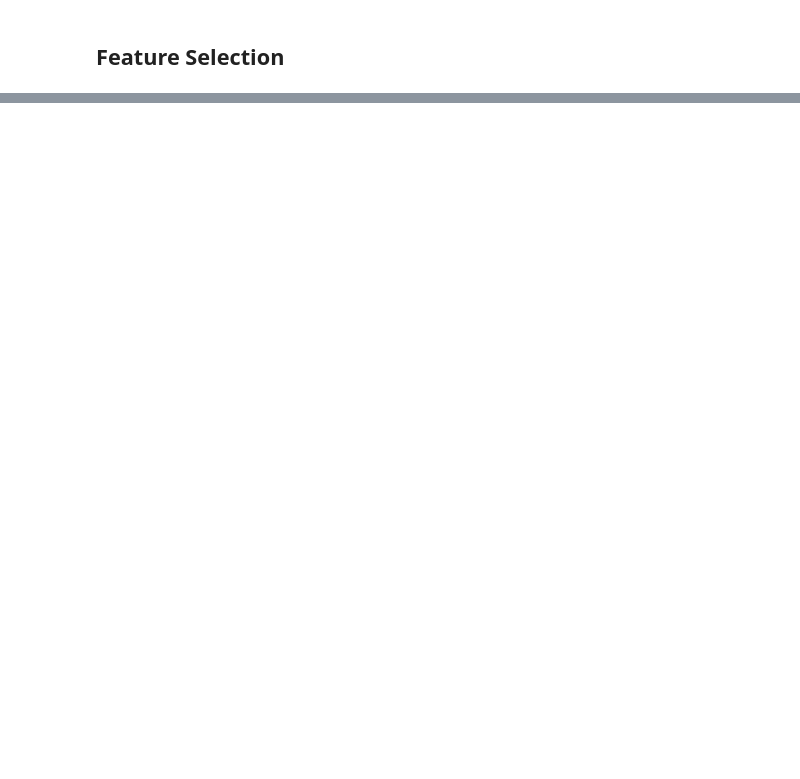
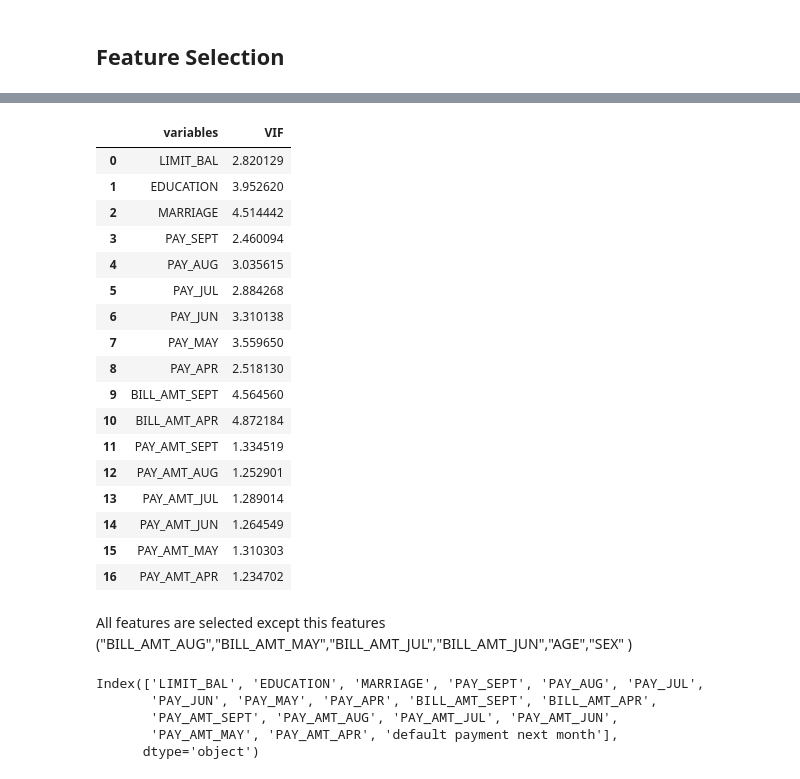
Before and after one commit to kota-Git/Credit_Card_Fraud_Detection_Real_Time, a Jupyter notebook: note_book/2_Feature_Engineering_&_Model_Training.ipynb, the cells around one changed output, grey strips where cells are left out. Drawn from its saved outputs; the diff is of its cells as text; code cells hidden in the pictures; blank space fills up the shorter version.

```diff
--- a/note_book/2_Feature_Engineering_&_Model_Training.ipynb
+++ b/note_book/2_Feature_Engineering_&_Model_Training.ipynb
@@ -109,2 +116,9 @@ We have 14 continuous_features : ['LIMIT_BAL', 'AGE', 'BILL_AMT1', 'BILL_AMT2',
+# %%
+def replace_to_zero(col):
+    fil = (df[col] == -2) | (df[col] == -1) | (df[col] == 0)
+    df.loc[fil, col] = 0
+
+for i in ["PAY_SEPT", "PAY_AUG", "PAY_JUL", "PAY_JUN", "PAY_MAY", "PAY_APR"]:
+    replace_to_zero(i)
 # %% [markdown]
 ## Feature Selection
@@ -110,0 +170,12 @@ We have 14 continuous_features : ['LIMIT_BAL', 'AGE', 'BILL_AMT1', 'BILL_AMT2',
+# %%
+# Import library for VIF
+from statsmodels.stats.outliers_influence import variance_inflation_factor
+
+def calc_vif(X):
+
+    # Calculating VIF
+    vif = pd.DataFrame()
+    vif["variables"] = X.columns
+    vif["VIF"] = [variance_inflation_factor(X.values, i) for i in range(X.shape[1])]
+
+    return(vif)
@@ -110,0 +329,24 @@ We have 14 continuous_features : ['LIMIT_BAL', 'AGE', 'BILL_AMT1', 'BILL_AMT2',
+# %%
+# finding multicollinear and dropout that value
+calc_vif(df[[i for i in df.describe().columns if i not in ["default payment next month","BILL_AMT_AUG","BILL_AMT_MAY","BILL_AMT_JUL","BILL_AMT_JUN","AGE","SEX"]]])
+# %% [output]
+|  | variables | VIF |
+| 0 | LIMIT_BAL | 2.820129 |
+| 1 | EDUCATION | 3.952620 |
+| 2 | MARRIAGE | 4.514442 |
+| 3 | PAY_SEPT | 2.460094 |
+| 4 | PAY_AUG | 3.035615 |
+| 5 | PAY_JUL | 2.884268 |
+| 6 | PAY_JUN | 3.310138 |
+| 7 | PAY_MAY | 3.559650 |
+| 8 | PAY_APR | 2.518130 |
+| 9 | BILL_AMT_SEPT | 4.564560 |
+| 10 | BILL_AMT_APR | 4.872184 |
+| 11 | PAY_AMT_SEPT | 1.334519 |
+| 12 | PAY_AMT_AUG | 1.252901 |
+| 13 | PAY_AMT_JUL | 1.289014 |
+| 14 | PAY_AMT_JUN | 1.264549 |
+| 15 | PAY_AMT_MAY | 1.310303 |
+| 16 | PAY_AMT_APR | 1.234702 |
+# %% [markdown]
+All  features are  selected  except this features ("BILL_AMT_AUG","BILL_AMT_MAY","BILL_AMT_JUL","BILL_AMT_JUN","AGE","SEX" )
@@ -110,0 +355,8 @@ We have 14 continuous_features : ['LIMIT_BAL', 'AGE', 'BILL_AMT1', 'BILL_AMT2',
+# %%
+df.columns
+# %% [output]
+Index(['LIMIT_BAL', 'EDUCATION', 'MARRIAGE', 'PAY_SEPT', 'PAY_AUG', 'PAY_JUL',
+       'PAY_JUN', 'PAY_MAY', 'PAY_APR', 'BILL_AMT_SEPT', 'BILL_AMT_APR',
+       'PAY_AMT_SEPT', 'PAY_AMT_AUG', 'PAY_AMT_JUL', 'PAY_AMT_JUN',
+       'PAY_AMT_MAY', 'PAY_AMT_APR', 'default payment next month'],
+      dtype='object')
```
Also changed, not shown: parts of 60 cells of this notebook.
